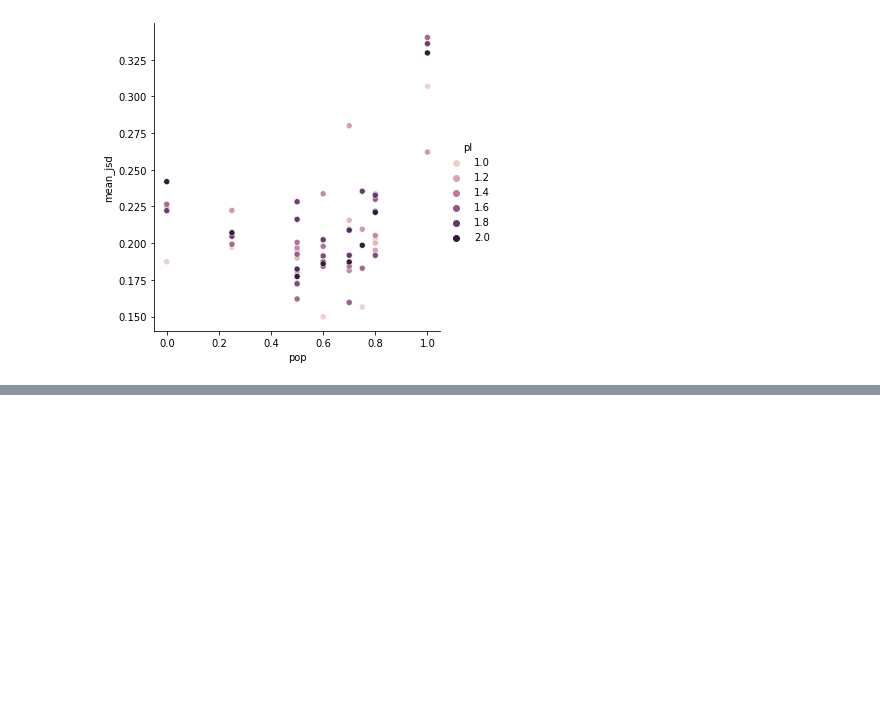
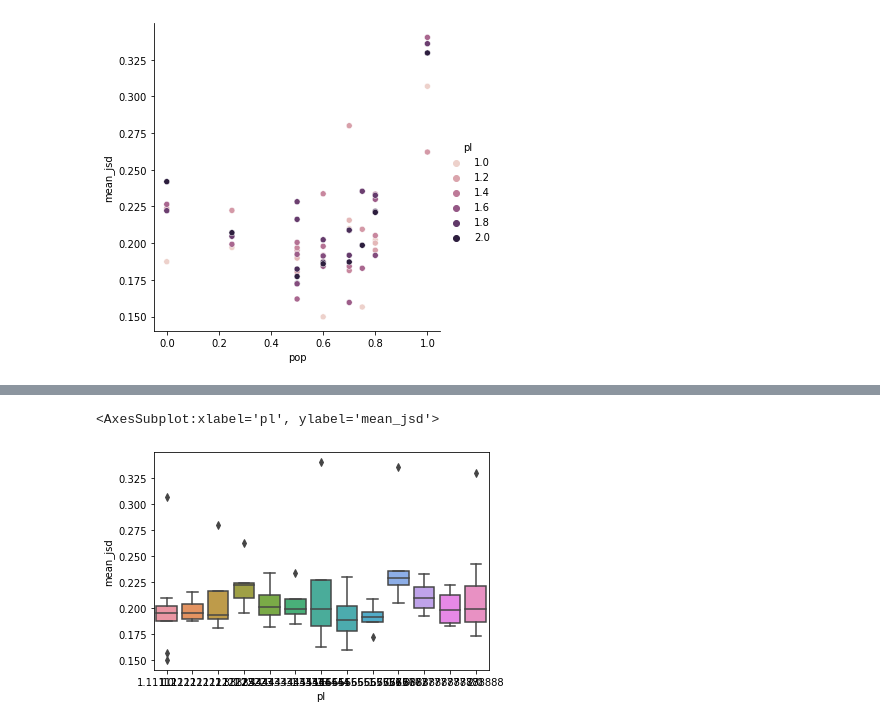
Before and after one commit to NHagar/Research-netflix, a Jupyter notebook: eval_results.ipynb, the cells around one changed output, grey strips where cells are left out. Saved outputs shown, nothing was run; the diff lists cells and outputs as text; code cells hidden in the pictures; blank space fills up the shorter version.

```diff
--- a/eval_results.ipynb
+++ b/eval_results.ipynb
@@ -66,0 +63,5 @@ results
+# %%
+sns.boxplot(data=results, x="pl", y="mean_jsd")
+# %% [output]
+<AxesSubplot:xlabel='pl', ylabel='mean_jsd'>
+[figure, added]
```
Also changed, not shown: parts of 8 cells of this notebook.
